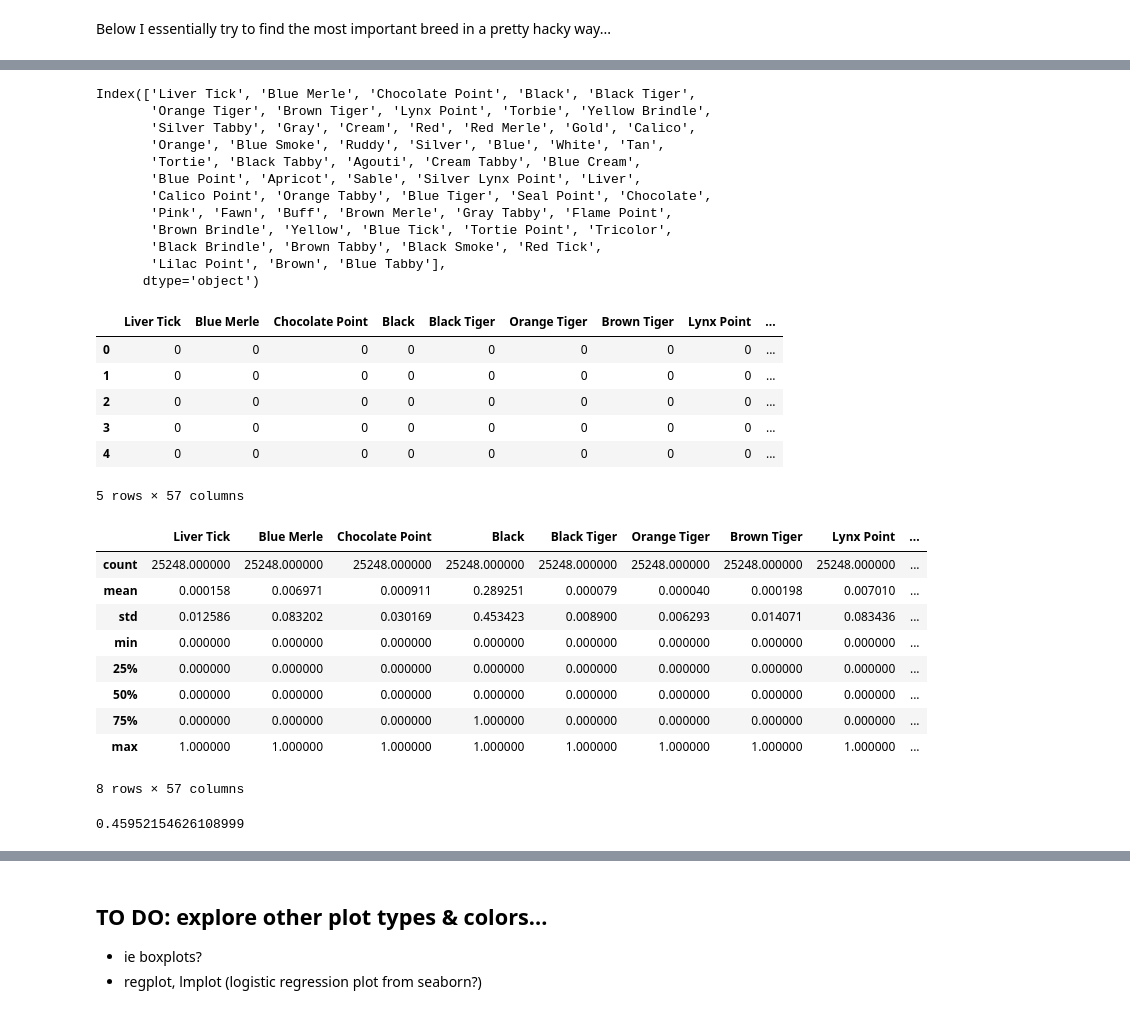
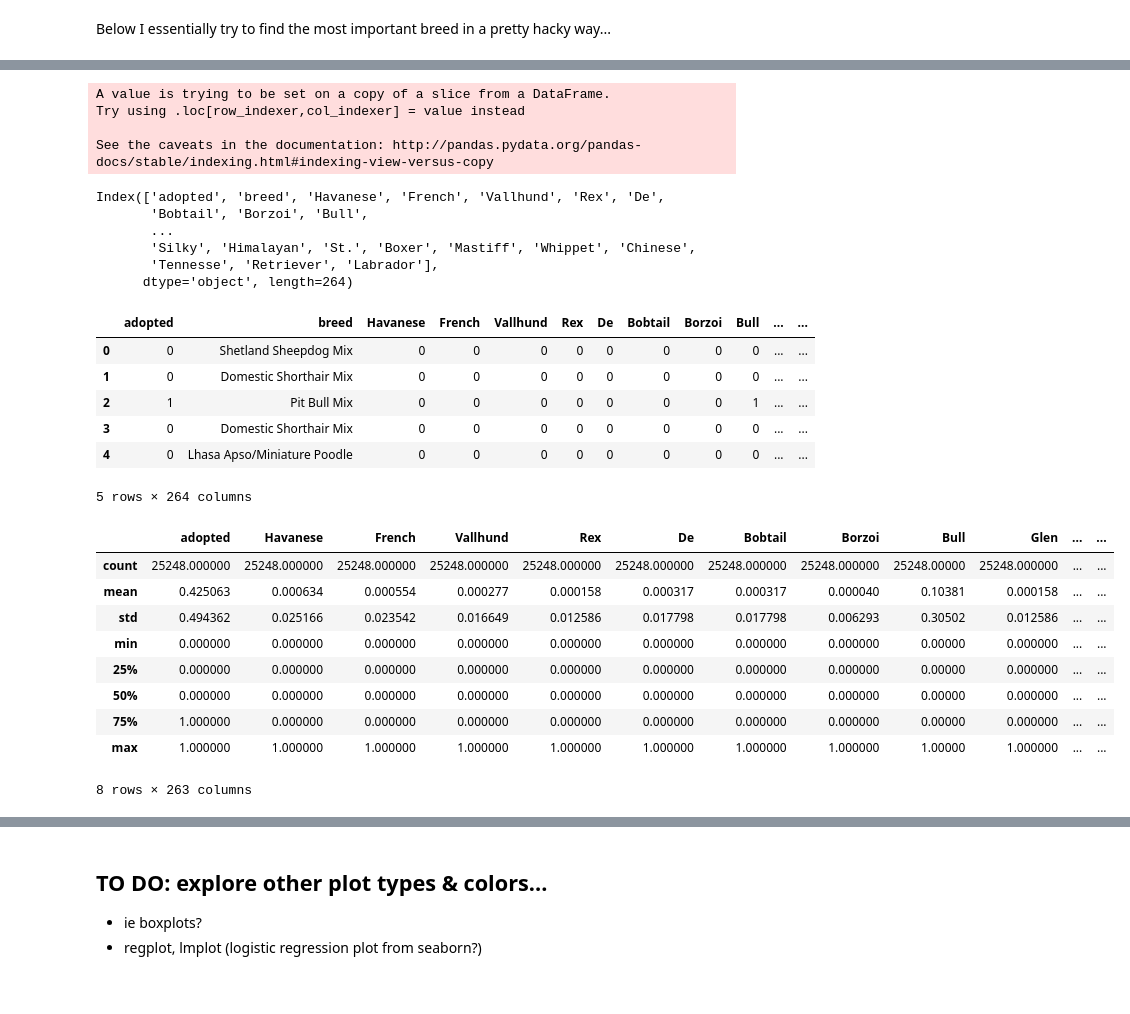
Before and after one commit to vnessified/adopt_me-, a Jupyter notebook: shelter_animal_outcomes.ipynb, the cells around one changed output, grey strips where cells are left out. Saved outputs shown, nothing was run; the diff lists cells and outputs as text; code cells hidden in the pictures.

```diff
--- a/shelter_animal_outcomes.ipynb
+++ b/shelter_animal_outcomes.ipynb
@@ -834,4 +834,5 @@ animals.shape
 # %% [markdown]
 Below I essentially try to find the most important breed in a pretty hacky way...
 # %%
-breed_imp = animals[['adopted']]
+breed_imp = animals[['adopted', 'breed']]
+breed_imp
@@ -838,46 +858,41 @@ breed_imp = animals[['adopted']]
 # %%
-for color in unique_colors:
-    animal_colors[color] = animals.color_list.map(lambda row: 1 if color in row else 0)
+for breed in simple_breeds:
+    breed_imp[breed] = animals.breed.map(lambda row: 1 if breed in row else 0)
+# %% [output]
+A value is trying to be set on a copy of a slice from a DataFrame.
+Try using .loc[row_indexer,col_indexer] = value instead
+
+See the caveats in the documentation: http://pandas.pydata.org/pandas-docs/stable/indexing.html#indexing-view-versus-copy
 # %%
-animal_colors.columns
+breed_imp.columns
 # %% [output]
-Index(['Liver Tick', 'Blue Merle', 'Chocolate Point', 'Black', 'Black Tiger',
-       'Orange Tiger', 'Brown Tiger', 'Lynx Point', 'Torbie', 'Yellow Brindle',
-       'Silver Tabby', 'Gray', 'Cream', 'Red', 'Red Merle', 'Gold', 'Calico',
-       'Orange', 'Blue Smoke', 'Ruddy', 'Silver', 'Blue', 'White', 'Tan',
-       'Tortie', 'Black Tabby', 'Agouti', 'Cream Tabby', 'Blue Cream',
-       'Blue Point', 'Apricot', 'Sable', 'Silver Lynx Point', 'Liver',
-       'Calico Point', 'Orange Tabby', 'Blue Tiger', 'Seal Point', 'Chocolate',
-       'Pink', 'Fawn', 'Buff', 'Brown Merle', 'Gray Tabby', 'Flame Point',
-       'Brown Brindle', 'Yellow', 'Blue Tick', 'Tortie Point', 'Tricolor',
-       'Black Brindle', 'Brown Tabby', 'Black Smoke', 'Red Tick',
-       'Lilac Point', 'Brown', 'Blue Tabby'],
-      dtype='object')
+Index(['adopted', 'breed', 'Havanese', 'French', 'Vallhund', 'Rex', 'De',
+       'Bobtail', 'Borzoi', 'Bull',
+       ...
+       'Silky', 'Himalayan', 'St.', 'Boxer', 'Mastiff', 'Whippet', 'Chinese',
+       'Tennesse', 'Retriever', 'Labrador'],
+      dtype='object', length=264)
 # %%
-animal_colors.head()
+breed_imp.head()
 # %% [output]
-|  | Liver Tick | Blue Merle | Chocolate Point | Black | Black Tiger | Orange Tiger | Brown Tiger | Lynx Point | ... |
-| 0 | 0 | 0 | 0 | 0 | 0 | 0 | 0 | 0 | ... |
-| 1 | 0 | 0 | 0 | 0 | 0 | 0 | 0 | 0 | ... |
-| 2 | 0 | 0 | 0 | 0 | 0 | 0 | 0 | 0 | ... |
-| 3 | 0 | 0 | 0 | 0 | 0 | 0 | 0 | 0 | ... |
-| 4 | 0 | 0 | 0 | 0 | 0 | 0 | 0 | 0 | ... |
+|  | adopted | breed | Havanese | French | Vallhund | Rex | De | Bobtail | Borzoi | Bull | ... | ... |
+| 0 | 0 | Shetland Sheepdog Mix | 0 | 0 | 0 | 0 | 0 | 0 | 0 | 0 | ... | ... |
+| 1 | 0 | Domestic Shorthair Mix | 0 | 0 | 0 | 0 | 0 | 0 | 0 | 0 | ... | ... |
+| 2 | 1 | Pit Bull Mix | 0 | 0 | 0 | 0 | 0 | 0 | 0 | 1 | ... | ... |
+| 3 | 0 | Domestic Shorthair Mix | 0 | 0 | 0 | 0 | 0 | 0 | 0 | 0 | ... | ... |
+| 4 | 0 | Lhasa Apso/Miniature Poodle | 0 | 0 | 0 | 0 | 0 | 0 | 0 | 0 | ... | ... |
-5 rows × 57 columns
+5 rows × 264 columns
 # %%
-animal_colors.describe()
+breed_imp.describe()
 # %% [output]
-|  | Liver Tick | Blue Merle | Chocolate Point | Black | Black Tiger | Orange Tiger | Brown Tiger | Lynx Point | ... |
-| count | 25248.000000 | 25248.000000 | 25248.000000 | 25248.000000 | 25248.000000 | 25248.000000 | 25248.000000 | 25248.000000 | ... |
-| mean | 0.000158 | 0.006971 | 0.000911 | 0.289251 | 0.000079 | 0.000040 | 0.000198 | 0.007010 | ... |
-| std | 0.012586 | 0.083202 | 0.030169 | 0.453423 | 0.008900 | 0.006293 | 0.014071 | 0.083436 | ... |
-| min | 0.000000 | 0.000000 | 0.000000 | 0.000000 | 0.000000 | 0.000000 | 0.000000 | 0.000000 | ... |
-| 25% | 0.000000 | 0.000000 | 0.000000 | 0.000000 | 0.000000 | 0.000000 | 0.000000 | 0.000000 | ... |
-| 50% | 0.000000 | 0.000000 | 0.000000 | 0.000000 | 0.000000 | 0.000000 | 0.000000 | 0.000000 | ... |
-| 75% | 0.000000 | 0.000000 | 0.000000 | 1.000000 | 0.000000 | 0.000000 | 0.000000 | 0.000000 | ... |
-| max | 1.000000 | 1.000000 | 1.000000 | 1.000000 | 1.000000 | 1.000000 | 1.000000 | 1.000000 | ... |
+|  | adopted | Havanese | French | Vallhund | Rex | De | Bobtail | Borzoi | Bull | Glen | ... | ... |
+| count | 25248.000000 | 25248.000000 | 25248.000000 | 25248.000000 | 25248.000000 | 25248.000000 | 25248.000000 | 25248.000000 | 25248.00000 | 25248.000000 | ... | ... |
+| mean | 0.425063 | 0.000634 | 0.000554 | 0.000277 | 0.000158 | 0.000317 | 0.000317 | 0.000040 | 0.10381 | 0.000158 | ... | ... |
+| std | 0.494362 | 0.025166 | 0.023542 | 0.016649 | 0.012586 | 0.017798 | 0.017798 | 0.006293 | 0.30502 | 0.012586 | ... | ... |
+| min | 0.000000 | 0.000000 | 0.000000 | 0.000000 | 0.000000 | 0.000000 | 0.000000 | 0.000000 | 0.00000 | 0.000000 | ... | ... |
+| 25% | 0.000000 | 0.000000 | 0.000000 | 0.000000 | 0.000000 | 0.000000 | 0.000000 | 0.000000 | 0.00000 | 0.000000 | ... | ... |
+| 50% | 0.000000 | 0.000000 | 0.000000 | 0.000000 | 0.000000 | 0.000000 | 0.000000 | 0.000000 | 0.00000 | 0.000000 | ... | ... |
+| 75% | 1.000000 | 0.000000 | 0.000000 | 0.000000 | 0.000000 | 0.000000 | 0.000000 | 0.000000 | 0.00000 | 0.000000 | ... | ... |
+| max | 1.000000 | 1.000000 | 1.000000 | 1.000000 | 1.000000 | 1.000000 | 1.000000 | 1.000000 | 1.00000 | 1.000000 | ... | ... |
-8 rows × 57 columns
+8 rows × 263 columns
-# %%
-animal_colors['White'].mean()
-# %% [output]
-0.45952154626108999
 # %%
```
Also changed, not shown: parts of 5 cells of this notebook.
